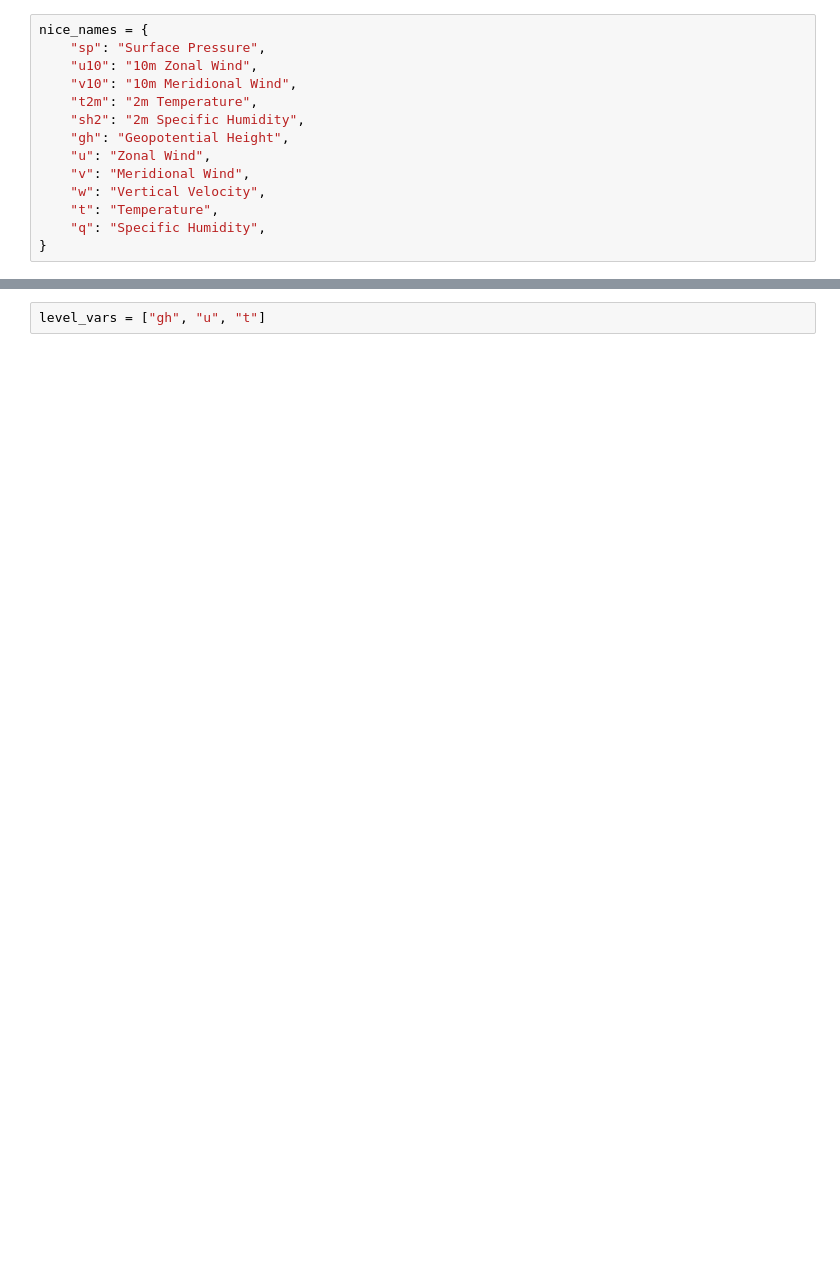
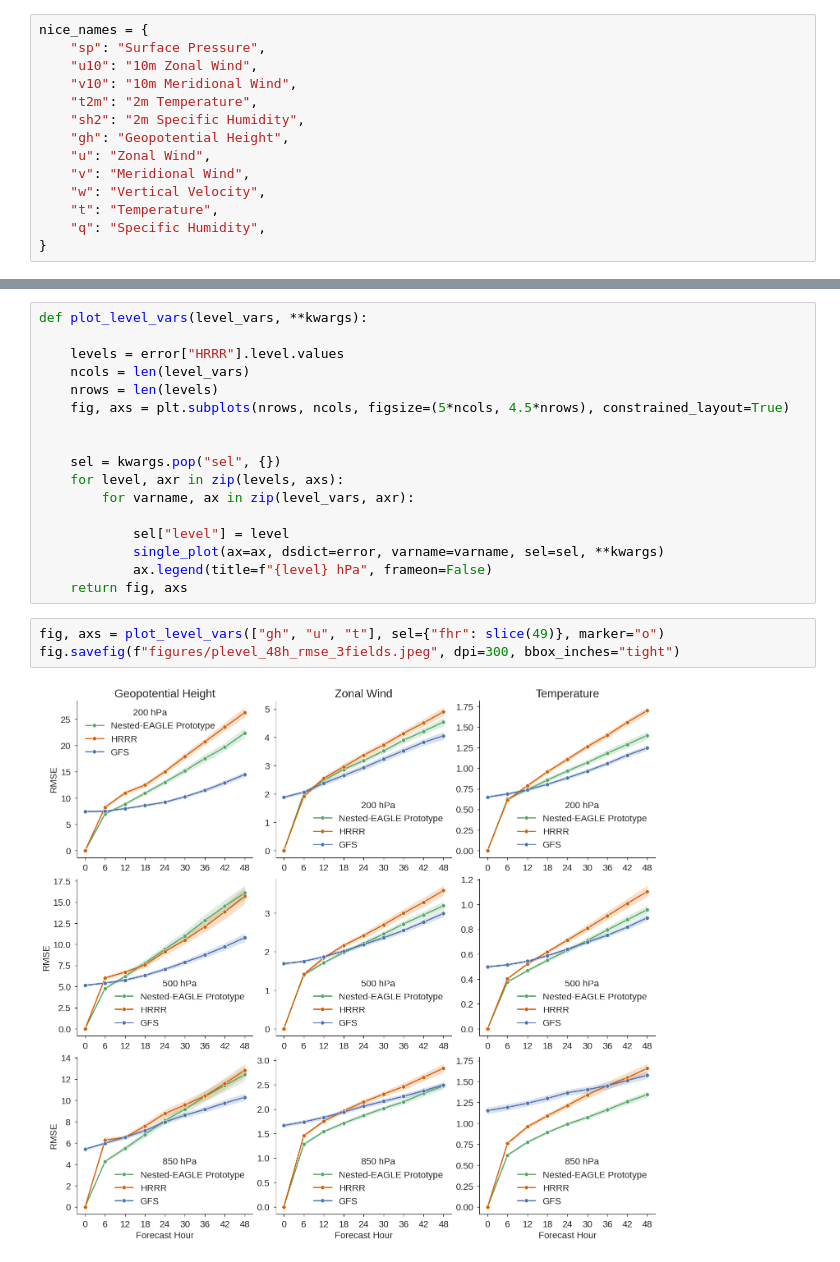
Before and after one commit to timothyas/nested-eagle, a Jupyter notebook: v0/10percent/plot_rmse_vs_baselines.ipynb, the cells around one changed output, grey strips where cells are left out. Cells and saved outputs as stored; diff of their text form; blank space fills up the shorter version.

```diff
--- a/v0/10percent/plot_rmse_vs_baselines.ipynb
+++ b/v0/10percent/plot_rmse_vs_baselines.ipynb
@@ -64,2 +89,22 @@ fig.savefig(f"figures/surface_rmse_2fields.jpeg", dpi=300, bbox_inches="tight")
+# %%
+def plot_level_vars(level_vars, **kwargs):
+
+    levels = error["HRRR"].level.values
+    ncols = len(level_vars)
+    nrows = len(levels)
+    fig, axs = plt.subplots(nrows, ncols, figsize=(5*ncols, 4.5*nrows), constrained_layout=True)
+
+
+    sel = kwargs.pop("sel", {})
+    for level, axr in zip(levels, axs):
+        for varname, ax in zip(level_vars, axr):
+
+            sel["level"] = level
+            single_plot(ax=ax, dsdict=error, varname=varname, sel=sel, **kwargs)
+            ax.legend(title=f"{level} hPa", frameon=False)
+    return fig, axs
 # %%
-level_vars = ["gh", "u", "t"]
+fig, axs = plot_level_vars(["gh", "u", "t"], sel={"fhr": slice(49)}, marker="o")
+fig.savefig(f"figures/plevel_48h_rmse_3fields.jpeg", dpi=300, bbox_inches="tight")
+# %% [output]
+[figure, added]
```
Also changed, not shown: parts of 13 cells of this notebook, 2 other files.
